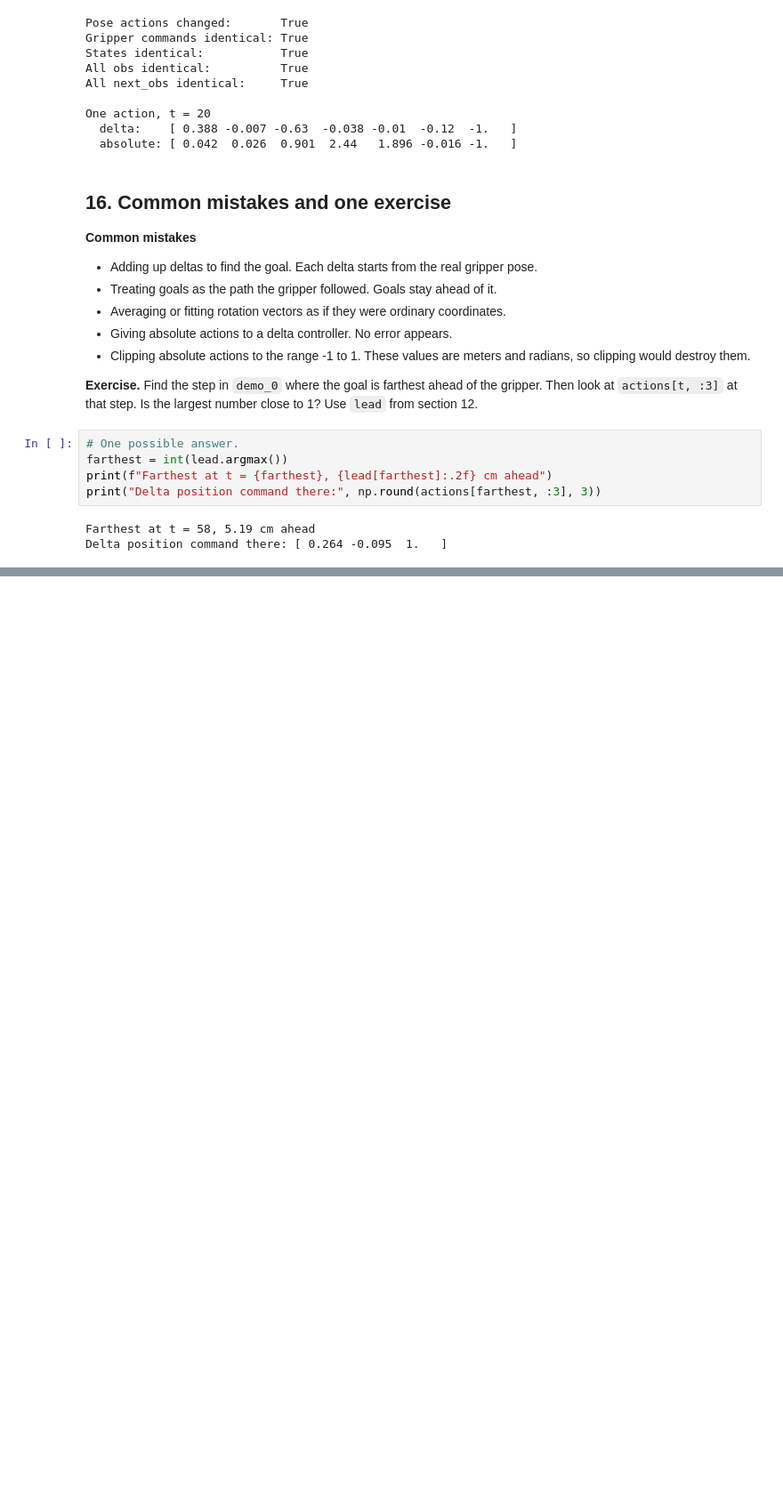
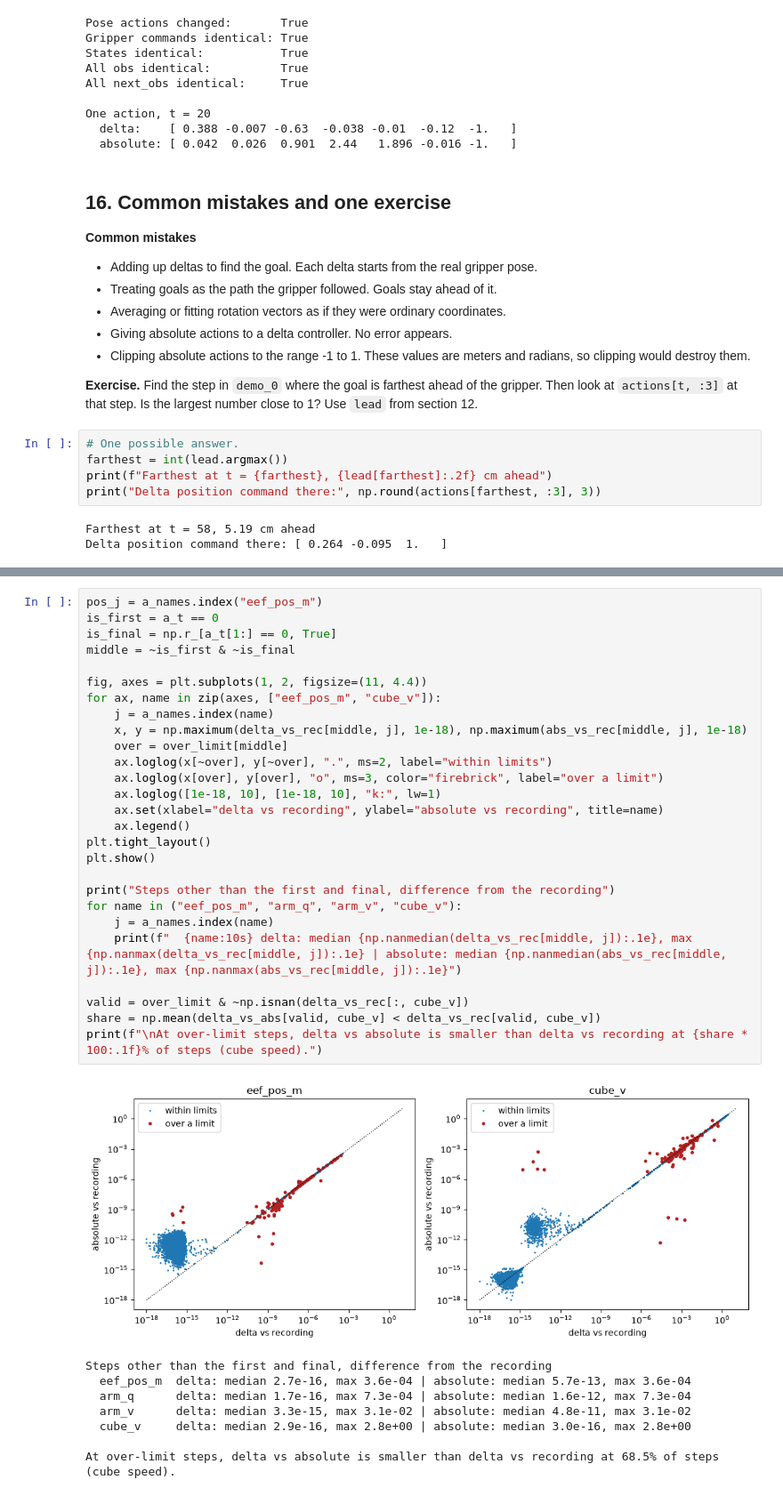
Before and after one commit to abbashaikh/bezier-rfm, a Jupyter notebook: notebooks/robomimic_lift_dataset.ipynb, the cells around one changed output, grey strips where cells are left out. Shown at 89% size. Cells and saved outputs as stored; diff of their text form; blank space fills up the shorter version.

```diff
--- a/notebooks/robomimic_lift_dataset.ipynb
+++ b/notebooks/robomimic_lift_dataset.ipynb
@@ -719,0 +1010,36 @@ Delta position command there: [ 0.264 -0.095  1.   ]
+# %%
+pos_j = a_names.index("eef_pos_m")
+is_first = a_t == 0
+is_final = np.r_[a_t[1:] == 0, True]
+middle = ~is_first & ~is_final
+
+fig, axes = plt.subplots(1, 2, figsize=(11, 4.4))
+for ax, name in zip(axes, ["eef_pos_m", "cube_v"]):
+    j = a_names.index(name)
+    x, y = np.maximum(delta_vs_rec[middle, j], 1e-18), np.maximum(abs_vs_rec[middle, j], 1e-18)
+    over = over_limit[middle]
+    ax.loglog(x[~over], y[~over], ".", ms=2, label="within limits")
+    ax.loglog(x[over], y[over], "o", ms=3, color="firebrick", label="over a limit")
+    ax.loglog([1e-18, 10], [1e-18, 10], "k:", lw=1)
+    ax.set(xlabel="delta vs recording", ylabel="absolute vs recording", title=name)
+    ax.legend()
+plt.tight_layout()
+plt.show()
+
+print("Steps other than the first and final, difference from the recording")
+for name in ("eef_pos_m", "arm_q", "arm_v", "cube_v"):
+    j = a_names.index(name)
+    print(f"  {name:10s} delta: median {np.nanmedian(delta_vs_rec[middle, j]):.1e}, max {np.nanmax(delta_vs_rec[middle, j]):.1e} | absolute: median {np.nanmedian(abs_vs_rec[middle, j]):.1e}, max {np.nanmax(abs_vs_rec[middle, j]):.1e}")
+
+valid = over_limit & ~np.isnan(delta_vs_rec[:, cube_v])
+share = np.mean(delta_vs_abs[valid, cube_v] < delta_vs_rec[valid, cube_v])
+print(f"\nAt over-limit steps, delta vs absolute is smaller than delta vs recording at {share * 100:.1f}% of steps (cube speed).")
+# %% [output]
+[figure, added]
+Steps other than the first and final, difference from the recording
+  eef_pos_m  delta: median 2.7e-16, max 3.6e-04 | absolute: median 5.7e-13, max 3.6e-04
+  arm_q      delta: median 1.7e-16, max 7.3e-04 | absolute: median 1.6e-12, max 7.3e-04
+  arm_v      delta: median 3.3e-15, max 3.1e-02 | absolute: median 4.8e-11, max 3.1e-02
+  cube_v     delta: median 2.9e-16, max 2.8e+00 | absolute: median 3.0e-16, max 2.8e+00
+
+At over-limit steps, delta vs absolute is smaller than delta vs recording at 68.5% of steps (cube speed).
```
Also changed, not shown: parts of 50 cells of this notebook, 12 other files.
